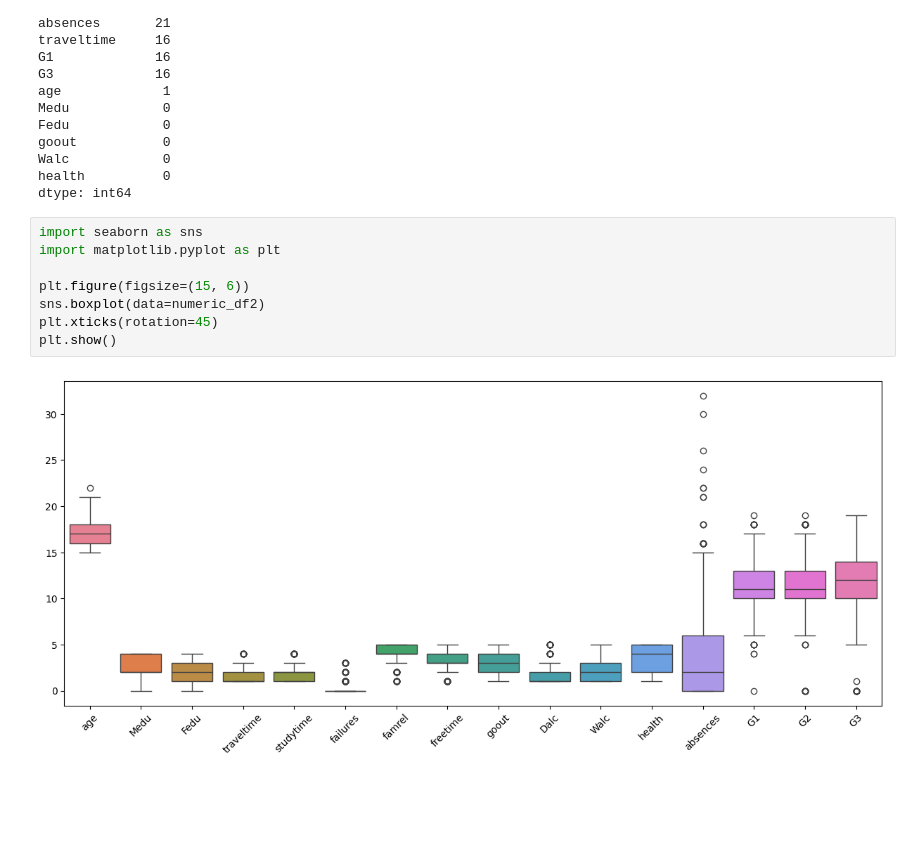
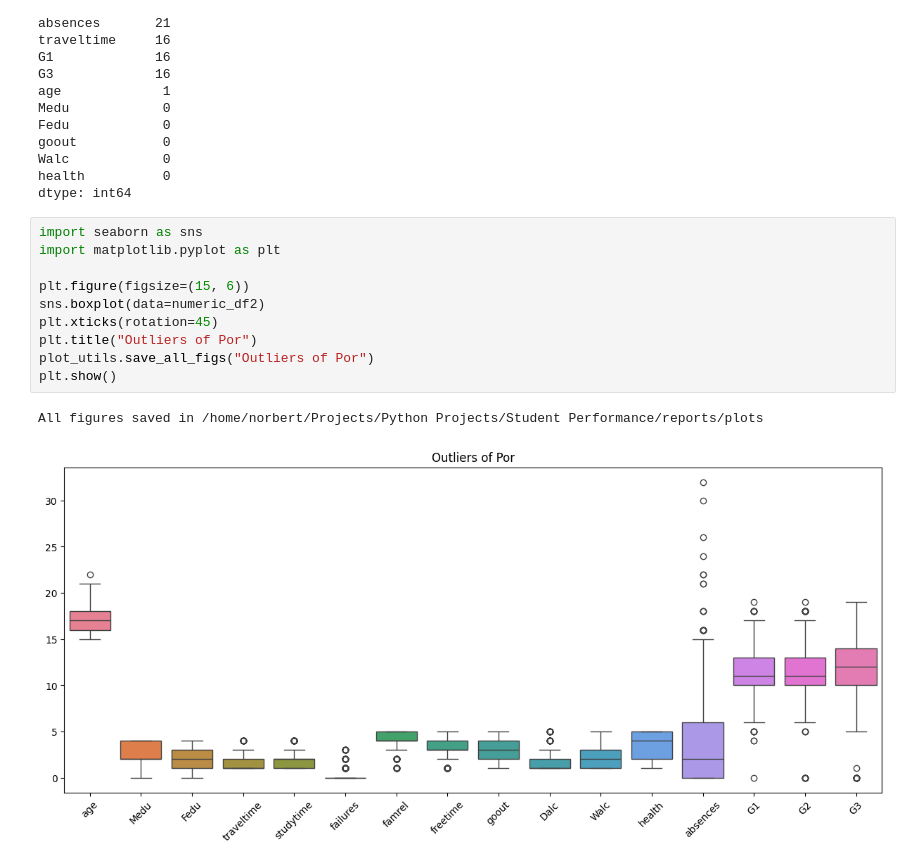
Before and after one commit to AliFazelniya/Student-Performance, a Jupyter notebook: notebooks/Main.ipynb, the cells around one changed output. Cells and saved outputs as stored; diff of their text form; blank space fills up the shorter version.

Commit message:
Edit plot_utils.py and add it to ipynb files and save plots photos

```diff
--- a/notebooks/Main.ipynb
+++ b/notebooks/Main.ipynb
@@ -172,10 +177,13 @@ dtype: int64
 # %%
 import seaborn as sns
 import matplotlib.pyplot as plt
 
 plt.figure(figsize=(15, 6))
 sns.boxplot(data=numeric_df2)
 plt.xticks(rotation=45)
+plt.title("Outliers of Por")
+plot_utils.save_all_figs("Outliers of Por")
 plt.show()
 # %% [output]
+All figures saved in /home/norbert/Projects/Python Projects/Student Performance/reports/plots
-[figure, old version]
+[figure, new version]
```
Also changed, not shown: parts of 2 cells of this notebook, 8 other files.
